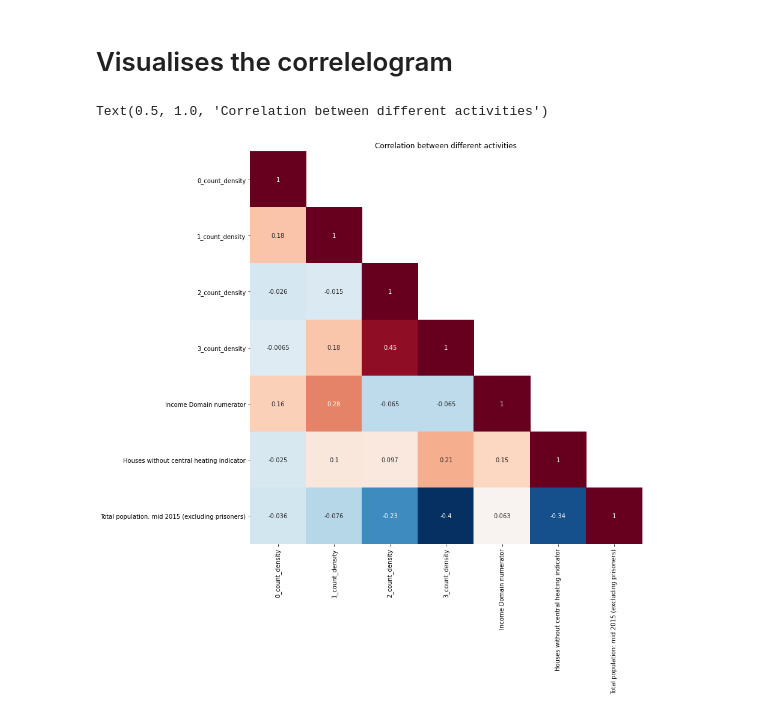
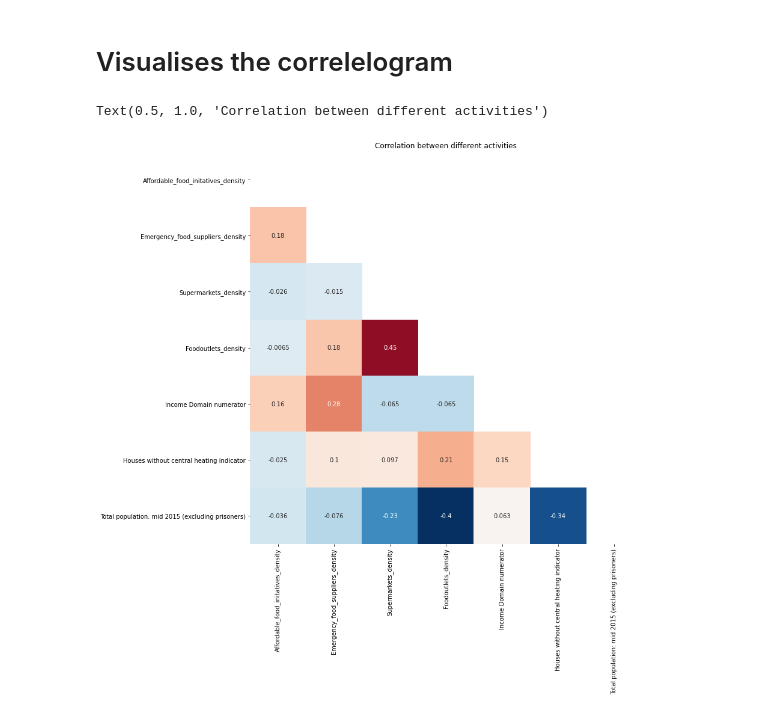
Before and after one commit to johnardavies/City_map, a Jupyter notebook: map_data_processing/Produce_correlogram.ipynb, the cells around one changed output. Drawn from its saved outputs; the diff is of its cells as text; code cells hidden in the pictures.

Commit message:
adjust the labelling, need to check income issue

```diff
--- a/map_data_processing/Produce_correlogram.ipynb
+++ b/map_data_processing/Produce_correlogram.ipynb
@@ -63,7 +66,7 @@ Liverpool_lsoa.head(n=5)
 # %%
 Liverpool_lsoa['geometry'] = Liverpool_lsoa['geometry'].set_crs("EPSG:4326")
 # %%
-Affordable_food_iniatives = Affordable_food_iniatives.set_crs("EPSG:4326")
+Affordable_food_iniatives = Affordable_food_initatives.set_crs("EPSG:4326")
 # %%
 Emergency_food_suppliers=Emergency_food_suppliers.set_crs("EPSG:4326")
 
@@ -238,25 +228,28 @@ Liverpool_lsoa_extra['area'] = Liverpool_lsoa_extra.geometry.area
 # %%
 for elem in venue_counts:
     Liverpool_lsoa_extra[elem+"_density"]= Liverpool_lsoa_extra[elem]/Liverpool_lsoa_extra['area']
+# %%
+# Change the labelling
+Liverpool_lsoa_extra=Liverpool_lsoa_extra.rename(columns={'0_count_density':'Affordable_food_initatives_density','1_count_density': 'Emergency_food_suppliers_density' , '2_count_density':'Supermarkets_density', '3_count_density':'Foodoutlets_density'})
 # %% [markdown]
 # Visualises the correlelogram
 # %%
 # Selects the variables that we want to be on the correelogram
 
-correlogram_vars=['0_count_density','1_count_density','2_count_density', '3_count_density', 'Income Domain numerator', 'Houses without central heating indicator','Total population: mid 2015 (excluding prisoners)']
+correlogram_vars=['Affordable_food_initatives_density','Emergency_food_suppliers_density','Supermarkets_density', 'Foodoutlets_density', 'Income Domain numerator', 'Houses without central heating indicator','Total population: mid 2015 (excluding prisoners)']
 # %%
 correlogram_data=Liverpool_lsoa_extra[correlogram_vars]
 # %%
 #Calculates coocurrence which is a symmetric matrix, with the diagonal being the % of respondents reporting the category
 results=correlogram_data.corr()
 
-#Creates a mask to hide the upper triangle excluding the diagonal by having k=1
-matrix = np.triu(results, k=1)
+#Creates a mask to hide the upper triangle excluding the diagonal by having k=0
+matrix = np.triu(results, k=0)
 
 #Plots the heatmap with seaborn
 fig, ax = plt.subplots(figsize=(12,12))
 sns.heatmap(results, annot=True,ax=ax, mask=matrix,  cmap ='RdBu_r', vmax=0.5, square=True, cbar=False)
 ax.set_title('Correlation between different activities')
 # %% [output]
 Text(0.5, 1.0, 'Correlation between different activities')
-[figure, old version]
+[figure, new version]
```
Also changed, not shown: parts of 11 cells of this notebook, 1 other file.
